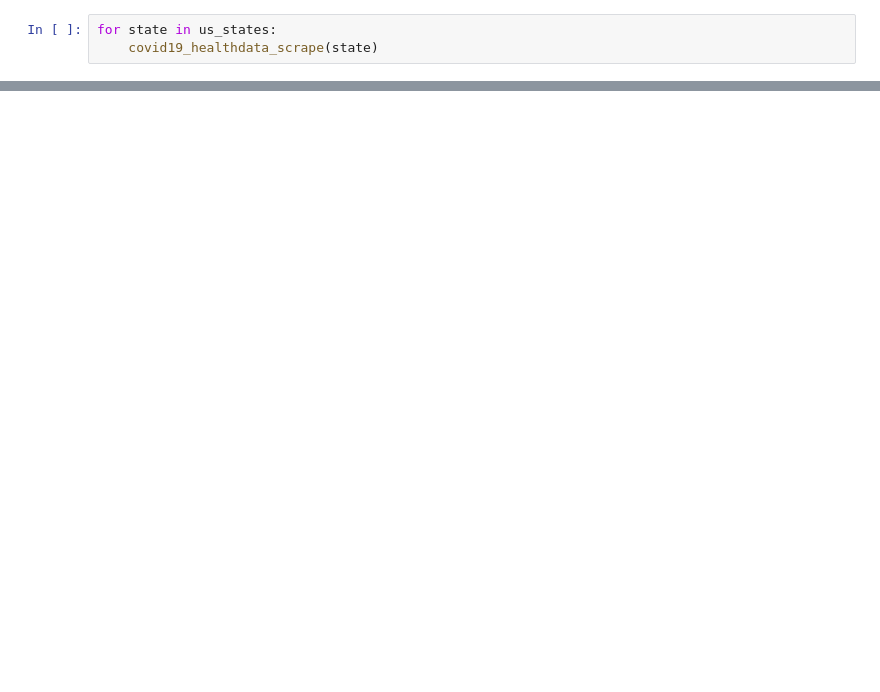
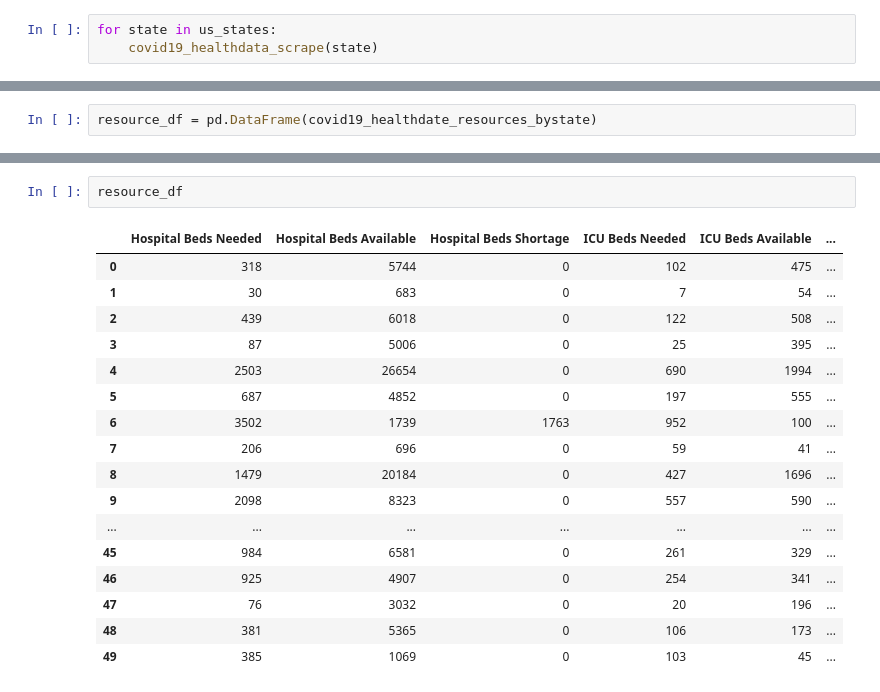
Before and after one commit to chunwong7/ETL-Project, a Jupyter notebook: web_scraping/clean.ipynb, the cells around one changed output, grey strips where cells are left out. Cells and saved outputs as stored; diff of their text form; blank space fills up the shorter version.

Commit message:
covid19_healthdata

```diff
--- a/web_scraping/clean.ipynb
+++ b/web_scraping/clean.ipynb
@@ -26,0 +10,2 @@ covid19_healthdate_bystate
+# %%
+resource_df = pd.DataFrame(covid19_healthdate_resources_bystate)
@@ -26,0 +53,20 @@ covid19_healthdate_bystate
+# %%
+resource_df
+# %% [output]
+|  | Hospital Beds Needed | Hospital Beds Available | Hospital Beds Shortage | ICU Beds Needed | ICU Beds Available | ... |
+| 0 | 318 | 5744 | 0 | 102 | 475 | ... |
+| 1 | 30 | 683 | 0 | 7 | 54 | ... |
+| 2 | 439 | 6018 | 0 | 122 | 508 | ... |
+| 3 | 87 | 5006 | 0 | 25 | 395 | ... |
+| 4 | 2503 | 26654 | 0 | 690 | 1994 | ... |
+| 5 | 687 | 4852 | 0 | 197 | 555 | ... |
+| 6 | 3502 | 1739 | 1763 | 952 | 100 | ... |
+| 7 | 206 | 696 | 0 | 59 | 41 | ... |
+| 8 | 1479 | 20184 | 0 | 427 | 1696 | ... |
+| 9 | 2098 | 8323 | 0 | 557 | 590 | ... |
+| ... | ... | ... | ... | ... | ... | ... |
+| 45 | 984 | 6581 | 0 | 261 | 329 | ... |
+| 46 | 925 | 4907 | 0 | 254 | 341 | ... |
+| 47 | 76 | 3032 | 0 | 20 | 196 | ... |
+| 48 | 381 | 5365 | 0 | 106 | 173 | ... |
+| 49 | 385 | 1069 | 0 | 103 | 45 | ... |
```
Also changed, not shown: parts of 8 cells of this notebook, 4 other files.
